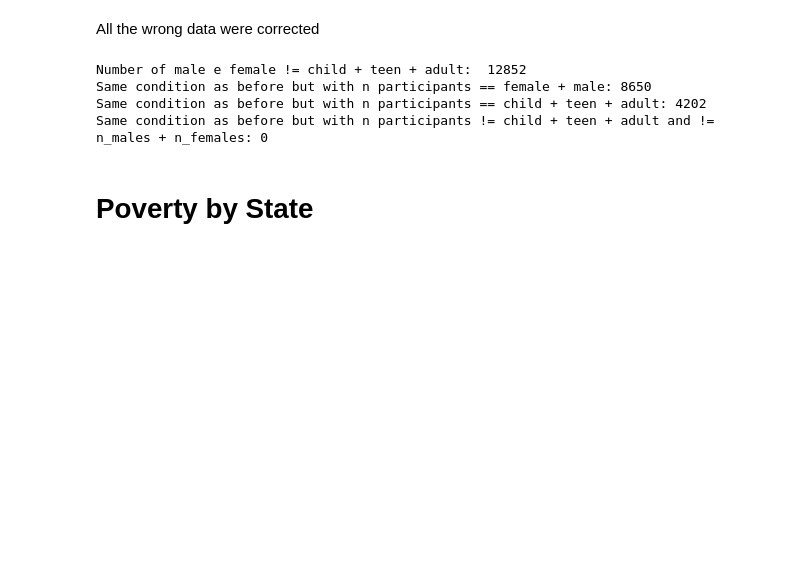
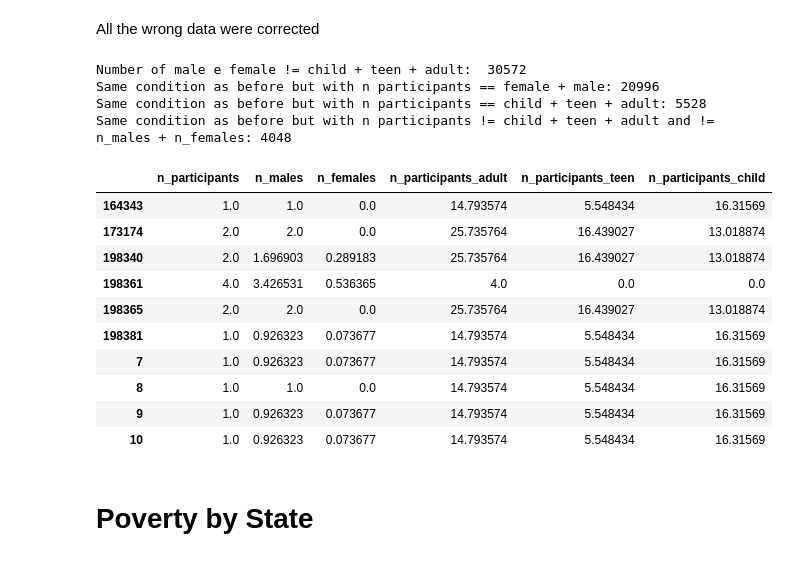
Before and after one commit to vezzusamu/dm-project, a Jupyter notebook: data_preparation.ipynb, the cells around one changed output. Drawn from its saved outputs; the diff is of its cells as text; code cells hidden in the pictures; blank space fills up the shorter version.

Commit message:
Fixing Males+Females WIP pt2

```diff
--- a/data_preparation.ipynb
+++ b/data_preparation.ipynb
@@ -350,18 +350,4 @@ df["participants_child_teen_adult"] =  list(zip(df['n_participants_child'], df['
 # %%
-df.loc[condition3, ["n_participants_child","n_participants_teen", "n_participants_adult", "n_males", "n_females", "males_females"]] = np.nan
+df.loc[condition3, ["n_participants_child","n_participants_teen", "n_participants_adult", "n_males", "n_females"]] = np.nan
 df.loc[condition2, ["n_males","n_females"]] = np.nan
 df.loc[condition1, ["n_participants_child","n_participants_teen", "n_participants_adult"]] = np.nan
-# %%
-#putting in males the first element from males_females
-df['males_females'] = df.groupby("n_participants")['males_females'].apply(lambda x: x.fillna(x.mode()))
-df['participants_child_teen_adult'] = df.groupby("n_participants")['participants_child_teen_adult'].apply(lambda x: x.fillna(x.mode()))
-# %%
-#filling n_males with the first element from males_females
-df['n_males'] = df['n_males'].fillna(df['males_females'].str[0])
-df.fillna('n_males', inplace=True)
-df['n_females'] = df['n_females'].fillna(df['males_females'].str[1])
-df['n_participants_child'] = df['n_participants_child'].fillna(df['participants_child_teen_adult'].str[0])
-df['n_participants_teen'] = df['n_participants_teen'].fillna(df['participants_child_teen_adult'].str[1])
-df['n_participants_adult'] = df['n_participants_adult'].fillna(df['participants_child_teen_adult'].str[2])
-# %%
-df.drop(columns=['males_females', 'participants_child_teen_adult'], inplace=True)
@@ -370,26 +418,40 @@ All the wrong data were corrected
 # %%
 condition = (
     ((df['n_females'] + df['n_males']) != (df['n_participants_teen'] + df['n_participants_child'] + df['n_participants_adult']))
 )
 
 print(f"Number of male e female != child + teen + adult:  {len(df[condition])}")
+
 
 condition1 = condition & ((df['n_participants'] == (df['n_females'] + df['n_males'])))
 
 print(f"Same condition as before but with n participants == female + male: {len(df[condition1])}")
 
 condition2 = condition & ((df['n_participants'] == (df['n_participants_teen'] + df['n_participants_child'] + df['n_participants_adult'])) )
 
 print(f"Same condition as before but with n participants == child + teen + adult: {len(df[condition2])}")
 
 condition3 = condition & (((df['n_participants'] != (df['n_females'] + df['n_males'])) & (df['n_participants'] != (df['n_participants_teen'] + df['n_participants_child'] + df['n_participants_adult']))))
 
 print(f"Same condition as before but with n participants != child + teen + adult and != n_males + n_females: {len(df[condition3])}")
+
+df[condition][["n_participants","n_males","n_females","n_participants_adult", "n_participants_teen", "n_participants_child"]].head(10)
 # %% [output]
-Number of male e female != child + teen + adult:  12852
-Same condition as before but with n participants == female + male: 8650
-Same condition as before but with n participants == child + teen + adult: 4202
-Same condition as before but with n participants != child + teen + adult and != n_males + n_females: 0
+Number of male e female != child + teen + adult:  30572
+Same condition as before but with n participants == female + male: 20996
+Same condition as before but with n participants == child + teen + adult: 5528
+Same condition as before but with n participants != child + teen + adult and != n_males + n_females: 4048
+|  | n_participants | n_males | n_females | n_participants_adult | n_participants_teen | n_participants_child |
+| 164343 | 1.0 | 1.0 | 0.0 | 14.793574 | 5.548434 | 16.31569 |
+| 173174 | 2.0 | 2.0 | 0.0 | 25.735764 | 16.439027 | 13.018874 |
+| 198340 | 2.0 | 1.696903 | 0.289183 | 25.735764 | 16.439027 | 13.018874 |
+| 198361 | 4.0 | 3.426531 | 0.536365 | 4.0 | 0.0 | 0.0 |
+| 198365 | 2.0 | 2.0 | 0.0 | 25.735764 | 16.439027 | 13.018874 |
+| 198381 | 1.0 | 0.926323 | 0.073677 | 14.793574 | 5.548434 | 16.31569 |
+| 7 | 1.0 | 0.926323 | 0.073677 | 14.793574 | 5.548434 | 16.31569 |
+| 8 | 1.0 | 1.0 | 0.0 | 14.793574 | 5.548434 | 16.31569 |
+| 9 | 1.0 | 0.926323 | 0.073677 | 14.793574 | 5.548434 | 16.31569 |
+| 10 | 1.0 | 0.926323 | 0.073677 | 14.793574 | 5.548434 | 16.31569 |
 # %% [markdown]
 # Poverty by State
 # %% [markdown]
```
Also changed, not shown: parts of 4 cells of this notebook.
